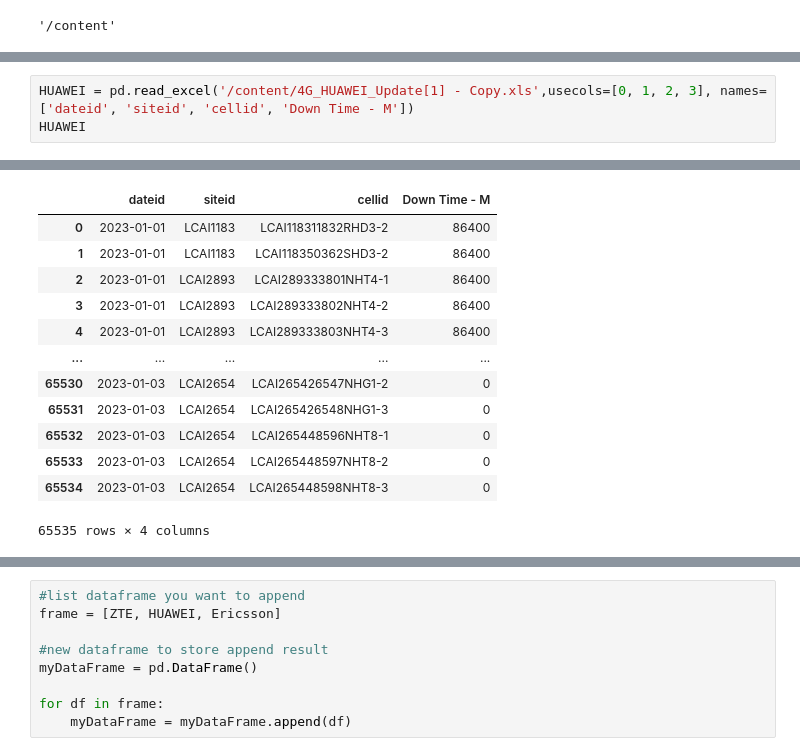
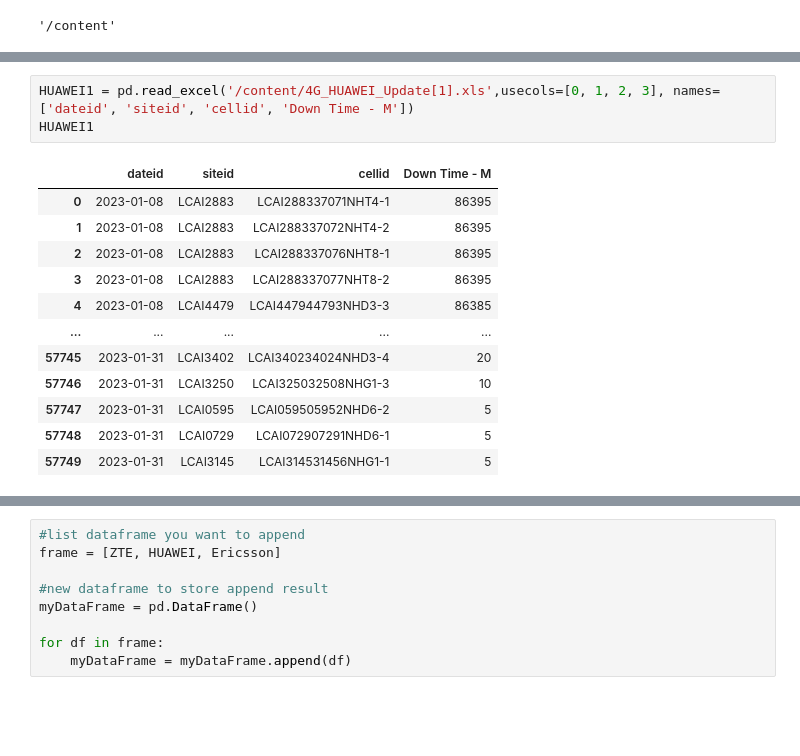
Before and after one commit to Ayman-Abdeen/Tools, a Jupyter notebook: LTE_tool.ipynb, the cells around one changed output, grey strips where cells are left out. Saved outputs shown, nothing was run; the diff lists cells and outputs as text; blank space fills up the shorter version.

```diff
--- a/LTE_tool.ipynb
+++ b/LTE_tool.ipynb
@@ -32,4 +32,16 @@ ZTE
 # %%
-HUAWEI = pd.read_excel('/content/4G_HUAWEI_Update[1] - Copy.xls',usecols=[0, 1, 2, 3], names=['dateid', 'siteid', 'cellid', 'Down Time - M'])
-HUAWEI
+HUAWEI1 = pd.read_excel('/content/4G_HUAWEI_Update[1].xls',usecols=[0, 1, 2, 3], names=['dateid', 'siteid', 'cellid', 'Down Time - M'])
+HUAWEI1
 # %% [output]
+|  | dateid | siteid | cellid | Down Time - M |
+| 0 | 2023-01-08 | LCAI2883 | LCAI288337071NHT4-1 | 86395 |
+| 1 | 2023-01-08 | LCAI2883 | LCAI288337072NHT4-2 | 86395 |
+| 2 | 2023-01-08 | LCAI2883 | LCAI288337076NHT8-1 | 86395 |
+| 3 | 2023-01-08 | LCAI2883 | LCAI288337077NHT8-2 | 86395 |
+| 4 | 2023-01-08 | LCAI4479 | LCAI447944793NHD3-3 | 86385 |
+| ... | ... | ... | ... | ... |
+| 57745 | 2023-01-31 | LCAI3402 | LCAI340234024NHD3-4 | 20 |
+| 57746 | 2023-01-31 | LCAI3250 | LCAI325032508NHG1-3 | 10 |
+| 57747 | 2023-01-31 | LCAI0595 | LCAI059505952NHD6-2 | 5 |
+| 57748 | 2023-01-31 | LCAI0729 | LCAI072907291NHD6-1 | 5 |
+| 57749 | 2023-01-31 | LCAI3145 | LCAI314531456NHG1-1 | 5 |
@@ -37,13 +48,0 @@ WARNING *** OLE2 inconsistency: SSCS size is 0 but SSAT size is non-zero
-|  | dateid | siteid | cellid | Down Time - M |
-| 0 | 2023-01-01 | LCAI1183 | LCAI118311832RHD3-2 | 86400 |
-| 1 | 2023-01-01 | LCAI1183 | LCAI118350362SHD3-2 | 86400 |
-| 2 | 2023-01-01 | LCAI2893 | LCAI289333801NHT4-1 | 86400 |
-| 3 | 2023-01-01 | LCAI2893 | LCAI289333802NHT4-2 | 86400 |
-| 4 | 2023-01-01 | LCAI2893 | LCAI289333803NHT4-3 | 86400 |
-| ... | ... | ... | ... | ... |
-| 65530 | 2023-01-03 | LCAI2654 | LCAI265426547NHG1-2 | 0 |
-| 65531 | 2023-01-03 | LCAI2654 | LCAI265426548NHG1-3 | 0 |
-| 65532 | 2023-01-03 | LCAI2654 | LCAI265448596NHT8-1 | 0 |
-| 65533 | 2023-01-03 | LCAI2654 | LCAI265448597NHT8-2 | 0 |
-| 65534 | 2023-01-03 | LCAI2654 | LCAI265448598NHT8-3 | 0 |
-65535 rows × 4 columns
```
Also changed, not shown: parts of 15 cells of this notebook.
